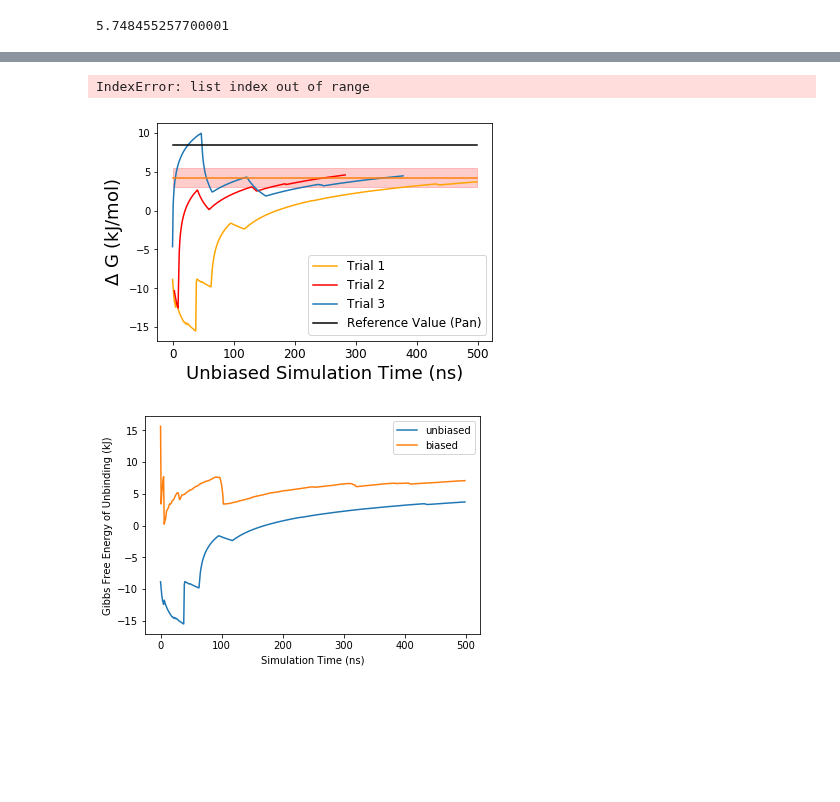
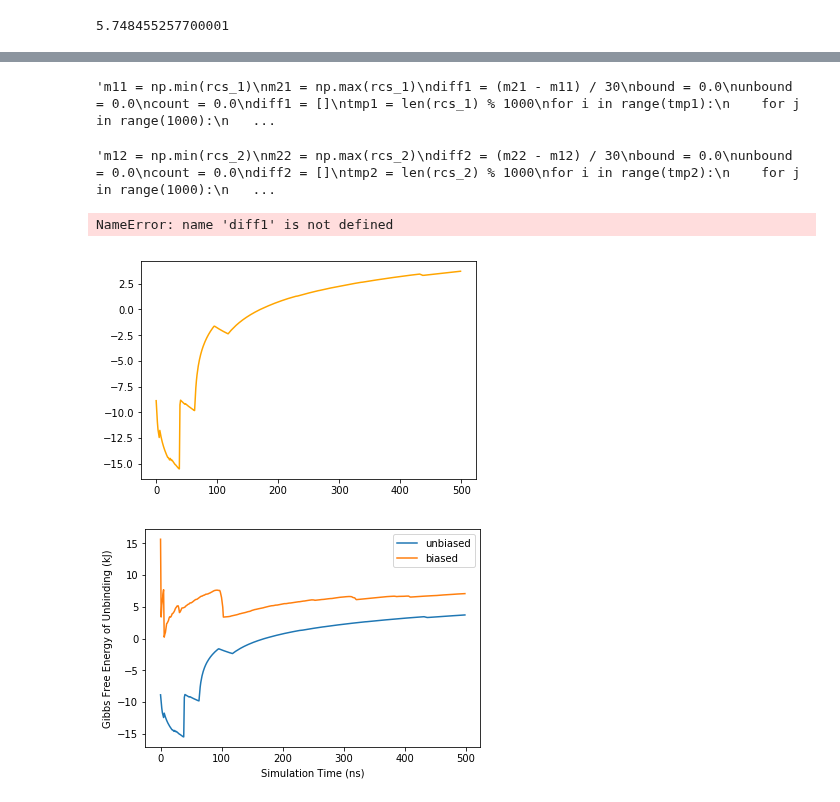
Before and after one commit to tiwarylab/amino, a Jupyter notebook: BUT/gibbs.ipynb, the cells around one changed output, grey strips where cells are left out. Cells and saved outputs as stored; diff of their text form; code cells hidden in the pictures; blank space fills up the shorter version.

Commit message:
partial redo of time vs rc graph to combine them

```diff
--- a/BUT/gibbs.ipynb
+++ b/BUT/gibbs.ipynb
@@ -67,7 +67,7 @@ for i in range(500):
 # %% [output]
 5.748455257700001
 # %%
-file = open("data/1su1")
+'''file = open("data/1su1")
 rc = [-1.052,-0.932,-0.976,-1.028,-1.053,-0.915,1.081,1.023]
 rc_traj1 = {}
 for line in file:
@@ -113,4 +113,4 @@ for i in range(len(rc_traj1)):
 
 rcs_2 = []
 for i in range(len(rc_traj2)):
-    rcs_2.append(rc_traj2[i])
+    rcs_2.append(rc_traj2[i])'''
@@ -128,5 +128,5 @@ plt.show()
 # %%
-m11 = np.min(rcs_1)
+'''m11 = np.min(rcs_1)
 m21 = np.max(rcs_1)
 diff1 = (m21 - m11) / 30
 bound = 0.0
@@ -143,9 +143,11 @@ for i in range(tmp1):
         count = count + 1.0
     bound_g = -2.5 * np.log(bound / count)
     unbound_g = -2.5 * np.log(unbound / count)
-    diff1.append(bound_g - unbound_g)
+    diff1.append(bound_g - unbound_g)'''
+# %% [output]
+'m11 = np.min(rcs_1)\nm21 = np.max(rcs_1)\ndiff1 = (m21 - m11) / 30\nbound = 0.0\nunbound = 0.0\ncount = 0.0\ndiff1 = []\ntmp1 = len(rcs_1) % 1000\nfor i in range(tmp1):\n    for j in range(1000):\n   ...
 # %%
-m12 = np.min(rcs_2)
+'''m12 = np.min(rcs_2)
 m22 = np.max(rcs_2)
 diff2 = (m22 - m12) / 30
 bound = 0.0
@@ -162,31 +164,32 @@ for i in range(tmp2):
         count = count + 1.0
     bound_g = -2.5 * np.log(bound / count)
     unbound_g = -2.5 * np.log(unbound / count)
-    diff2.append(bound_g - unbound_g)
+    diff2.append(bound_g - unbound_g)'''
 # %% [output]
-IndexError: list index out of range
+'m12 = np.min(rcs_2)\nm22 = np.max(rcs_2)\ndiff2 = (m22 - m12) / 30\nbound = 0.0\nunbound = 0.0\ncount = 0.0\ndiff2 = []\ntmp2 = len(rcs_2) % 1000\nfor i in range(tmp2):\n    for j in range(1000):\n   ...
 # %%
-plt.plot(diff, label='Trial 1', color="orange")
+'''plt.plot(diff, label='Trial 1', color="orange")
 plt.plot(diff1, label='Trial 2', color="red")
 plt.plot(diff2, label='Trial 3')
 ulast1 = diff[len(diff) - 1]
 ulast2 = diff1[len(diff1) - 1]
 ulast3 = diff2[len(diff2) - 1]
 umean = [(ulast1 + ulast2 + ulast3) / 3 for i in range(len(diff))]
 plt.plot(umean)
 plt.fill_between([i for i in range(500)], umean[0] - 1.25, umean[0] + 1.25, color = "red", alpha=0.2)
 plt.xlabel("Unbiased Simulation Time (ns)")
 plt.ylabel("$\Delta$ G (kJ/mol)")
 plt.rc('font', size=14)          # controls default text sizes
 plt.rc('axes', labelsize=14)    # fontsize of the x and y labels
 plt.rc('legend', fontsize=12)    # legend fontsize
 plt.rc('xtick', labelsize=12)    # fontsize of the tick labels
 plt.rc('ytick', labelsize=12)    # fontsize of the tick labels
 plt.plot(pan, color="black", label="Reference Value (Pan)")
 plt.legend()
-plt.show()
+plt.show()'''
 # %% [output]
+NameError: name 'diff1' is not defined
-[figure, old version]
+[figure, new version]
 # %%
 weight = np.load("data/weights.npy")
 # %%
```
Also changed, not shown: parts of 9 cells of this notebook, 1 other file.
